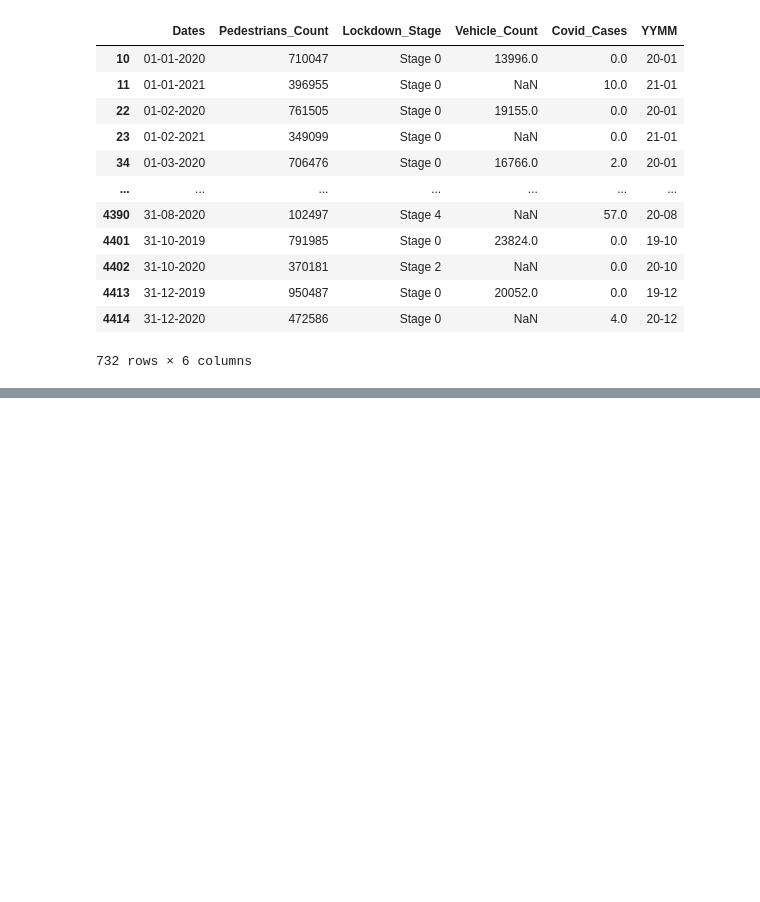
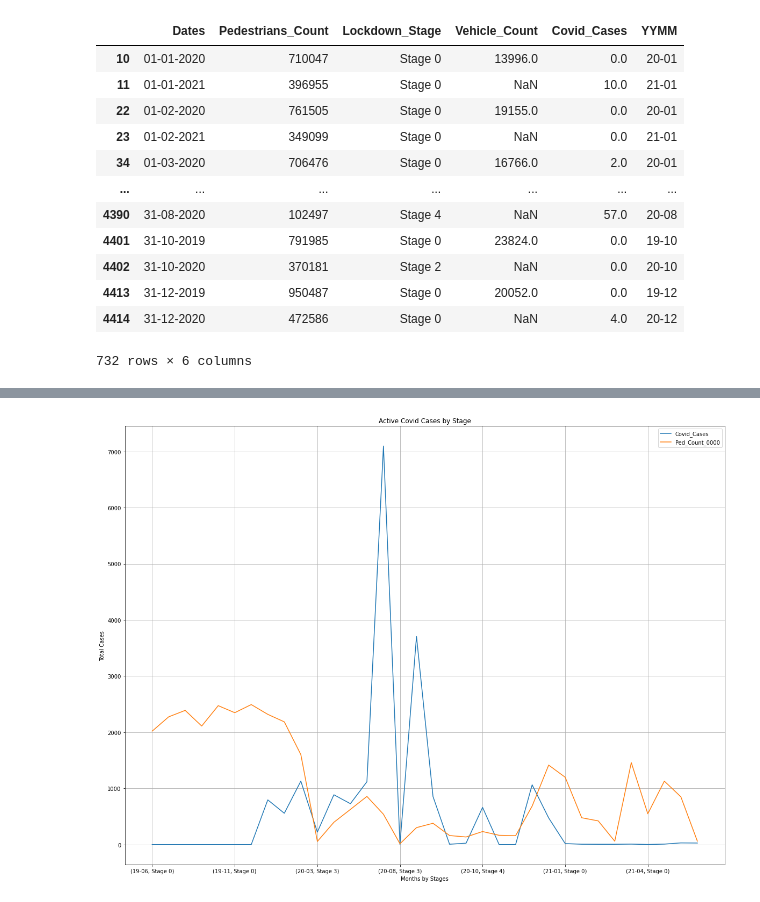
Before and after one commit to dillon-wright/project-1, a Jupyter notebook: Cases_by_Stages.ipynb, the cells around one changed output, grey strips where cells are left out. Saved outputs shown, nothing was run; the diff lists cells and outputs as text; code cells hidden in the pictures; blank space fills up the shorter version.

```diff
--- a/Cases_by_Stages.ipynb
+++ b/Cases_by_Stages.ipynb
@@ -90,0 +100,12 @@ plt.savefig('Images/active_covid_stages.png')
+# %%
+plotchart.plot(y=['Covid_Cases','Ped_Count_0000'], kind = "line", figsize=(20, 15))
+plt.title("Active Covid Cases by Stage")
+plt.xlabel("Months by Stages")
+plt.ylabel("Total Cases")
+plt.grid()
+plt.show
+
+
+plt.savefig('Images/active_covid_stages_line.png')
+# %% [output]
+[figure, added]
```
Also changed, not shown: parts of 3 cells of this notebook.
